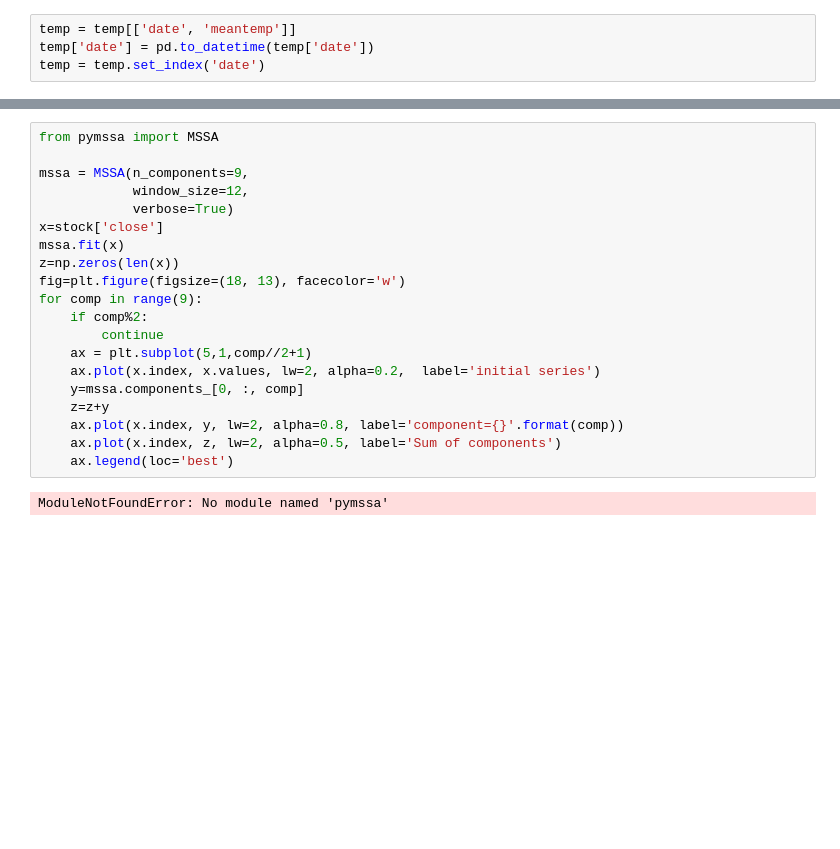
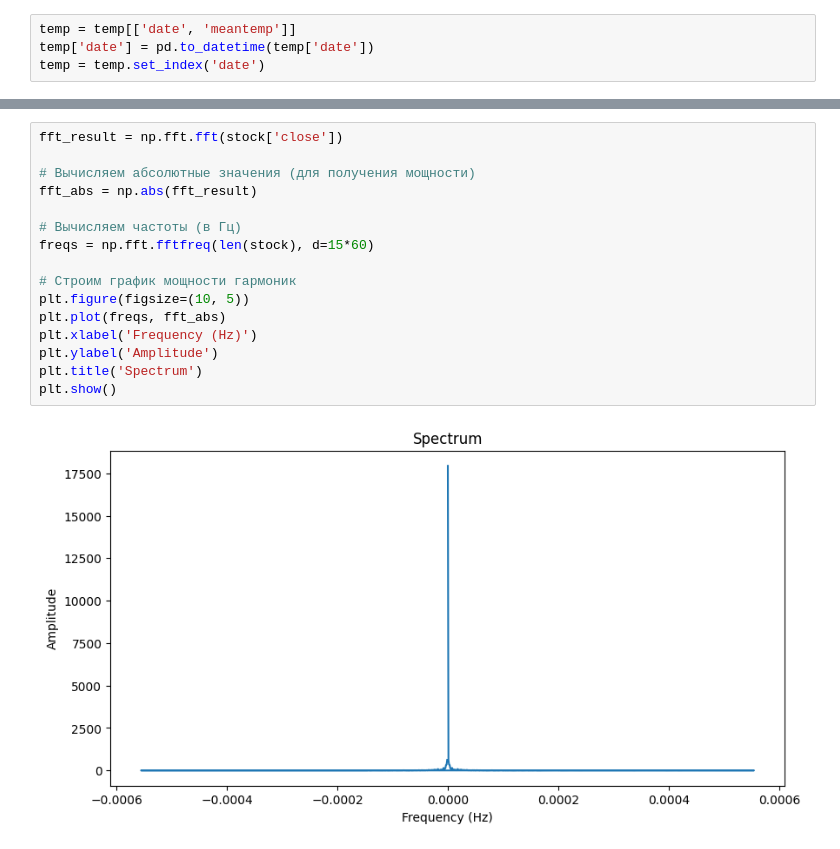
Before and after one commit to Anthony-Cov/MatObes, a Jupyter notebook: Pushkarev/lab/lab3.ipynb, the cells around one changed output, grey strips where cells are left out. Drawn from its saved outputs; the diff is of its cells as text; blank space fills up the shorter version.

```diff
--- a/Pushkarev/lab/lab3.ipynb
+++ b/Pushkarev/lab/lab3.ipynb
@@ -68,22 +24,18 @@ plt.show()
-# %%
-from pymssa import MSSA
-
-mssa = MSSA(n_components=9,
-            window_size=12,
-            verbose=True)
-x=stock['close']
-mssa.fit(x)
-z=np.zeros(len(x))
-fig=plt.figure(figsize=(18, 13), facecolor='w')
-for comp in range(9):
-    if comp%2:
-        continue
-    ax = plt.subplot(5,1,comp//2+1)
-    ax.plot(x.index, x.values, lw=2, alpha=0.2,  label='initial series')
-    y=mssa.components_[0, :, comp]
-    z=z+y
-    ax.plot(x.index, y, lw=2, alpha=0.8, label='component={}'.format(comp))
-    ax.plot(x.index, z, lw=2, alpha=0.5, label='Sum of components')
-    ax.legend(loc='best')
-# %% [output]
-ModuleNotFoundError: No module named 'pymssa'
+# %%
+fft_result = np.fft.fft(stock['close'])
+
+# Вычисляем абсолютные значения (для получения мощности)
+fft_abs = np.abs(fft_result)
+
+# Вычисляем частоты (в Гц)
+freqs = np.fft.fftfreq(len(stock), d=15*60)
+
+# Строим график мощности гармоник
+plt.figure(figsize=(10, 5))
+plt.plot(freqs, fft_abs)
+plt.xlabel('Frequency (Hz)')
+plt.ylabel('Amplitude')
+plt.title('Spectrum')
+plt.show()
+# %% [output]
+[figure, added]
```
Also changed, not shown: parts of 12 cells of this notebook.
